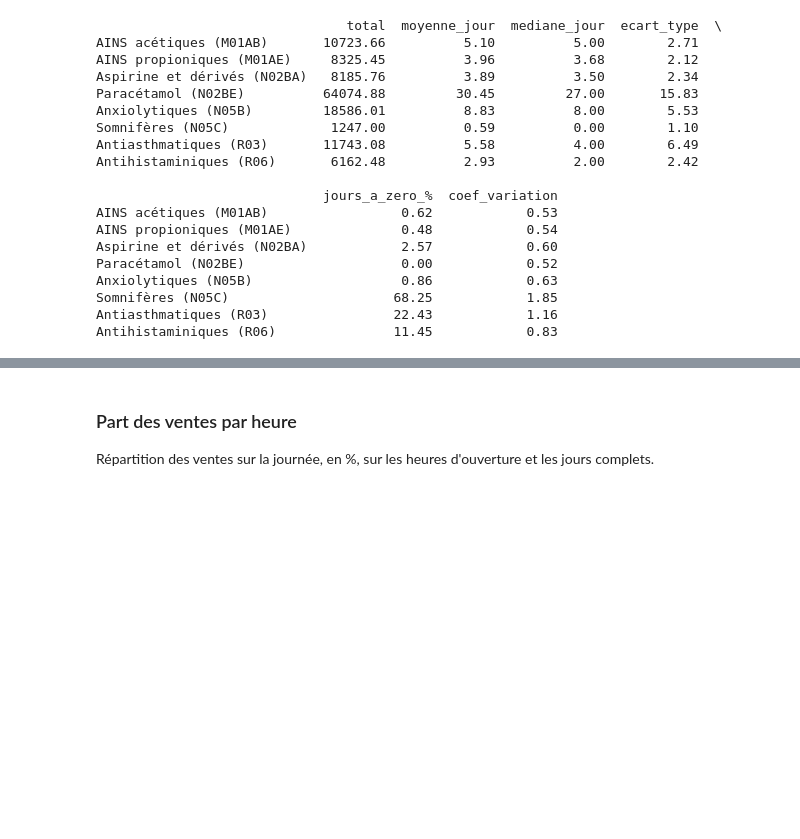
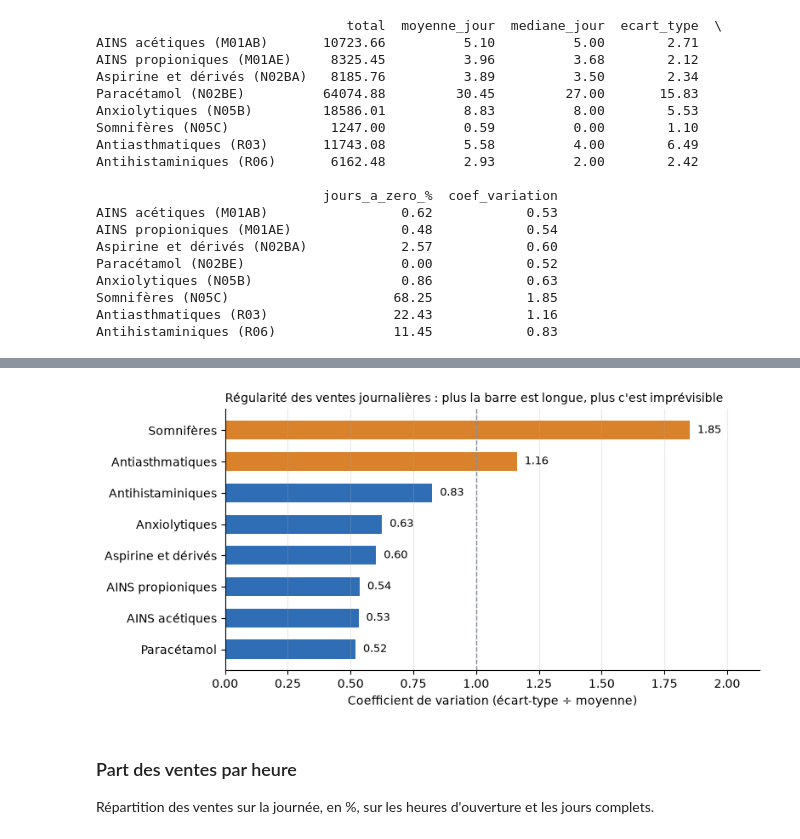
Before and after one commit to Esteban-13/rush_2, a Jupyter notebook: statistiques.ipynb, the cells around one changed output, grey strips where cells are left out. Drawn from its saved outputs; the diff is of its cells as text; code cells hidden in the pictures; blank space fills up the shorter version.

```diff
--- a/statistiques.ipynb
+++ b/statistiques.ipynb
@@ -50,3 +53,28 @@ Antihistaminiques (R06)               11.45            0.83
+# %%
+import matplotlib.pyplot as plt
+
+BLEU, ORANGE, GRIS = "#2F6DB5", "#D9822B", "#8A8F98"
+
+def nom_court(g):
+    return g.split(" (")[0]          # "Paracétamol (N02BE)" -> "Paracétamol"
+
+# Graphique 3 - Régularité (ligne grise : coefficient de variation = 1, écart-type égal à la moyenne) : coefficient de variation par groupe
+cv = resume["coef_variation"].sort_values()
+fig, ax = plt.subplots(figsize=(8, 4))
+barres = ax.barh([nom_court(g) for g in cv.index], cv.values, height=0.6,
+                 color=[ORANGE if v > 1 else BLEU for v in cv.values])
+for b, v in zip(barres, cv.values):
+    ax.text(v + 0.03, b.get_y() + b.get_height() / 2, f"{v:.2f}", va="center", fontsize=9)
+ax.axvline(1, color=GRIS, linestyle="--", linewidth=1)
+ax.set_xlim(0, cv.max() * 1.15)
+ax.set_xlabel("Coefficient de variation (écart-type ÷ moyenne)")
+ax.set_title("Régularité des ventes journalières : plus la barre est longue, plus c'est imprévisible", fontsize=10, loc="left")
+ax.spines[["top", "right"]].set_visible(False)
+ax.grid(axis="x", alpha=0.25)
+plt.tight_layout()
+plt.show()
+# %% [output]
+[figure, added]
 # %% [markdown]
 ### Part des ventes par heure
 Répartition des ventes sur la journée, en %, sur les heures d'ouverture et les jours complets.
```
Also changed, not shown: parts of 5 cells of this notebook, 1 other file.
